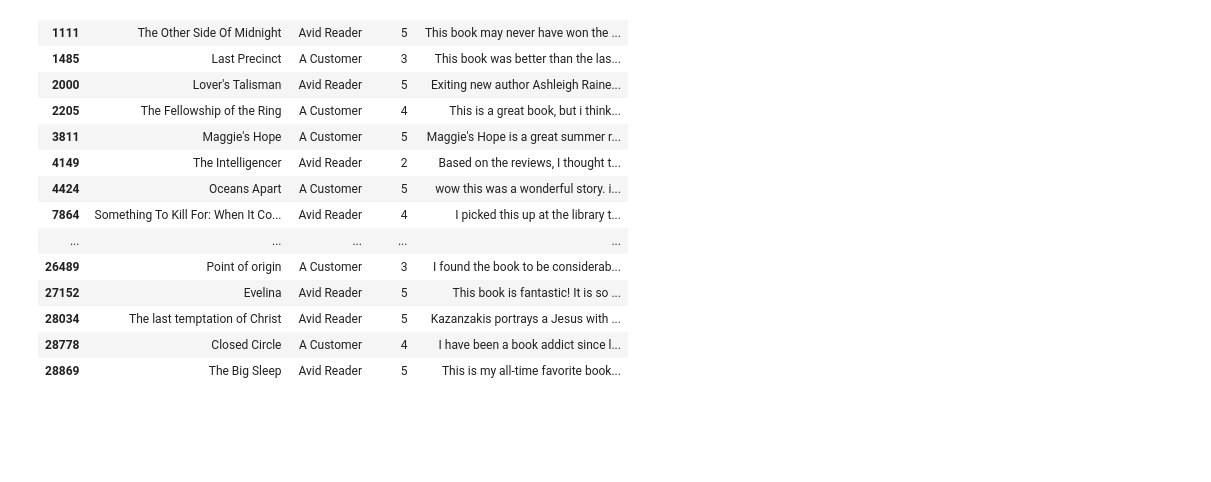
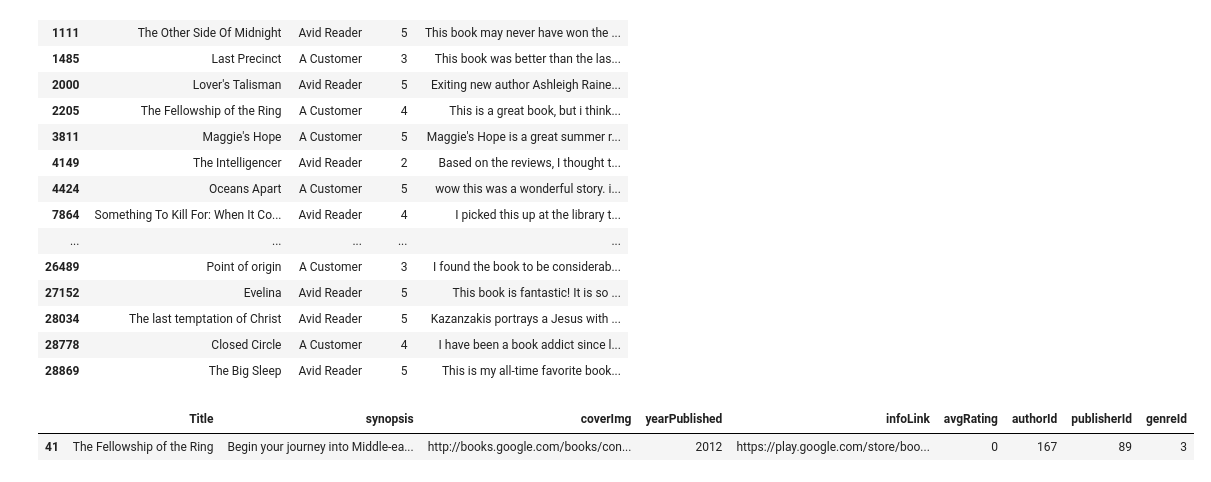
Before and after one commit to karencfisher/fiction-readers, a Jupyter notebook: etl/reviews.ipynb, the cells around one changed output. Cells and saved outputs as stored; diff of their text form; code cells hidden in the pictures; blank space fills up the shorter version.

```diff
--- a/etl/reviews.ipynb
+++ b/etl/reviews.ipynb
@@ -90,0 +91,5 @@ reviews_df[['profileName', 'review', 'rating']].to_csv('../data/reviews.csv', in
+# %%
+fiction_df[fiction_df['Title'] == 'The Fellowship of the Ring']
+# %% [output]
+|  | Title | synopsis | coverImg | yearPublished | infoLink | avgRating | authorId | publisherId | genreId |
+| 41 | The Fellowship of the Ring | Begin your journey into Middle-ea... | http://books.google.com/books/con... | 2012 | https://play.google.com/store/boo... | 0 | 167 | 89 | 3 |
```
Also changed, not shown: parts of 1 cell of this notebook, 4 other files.
